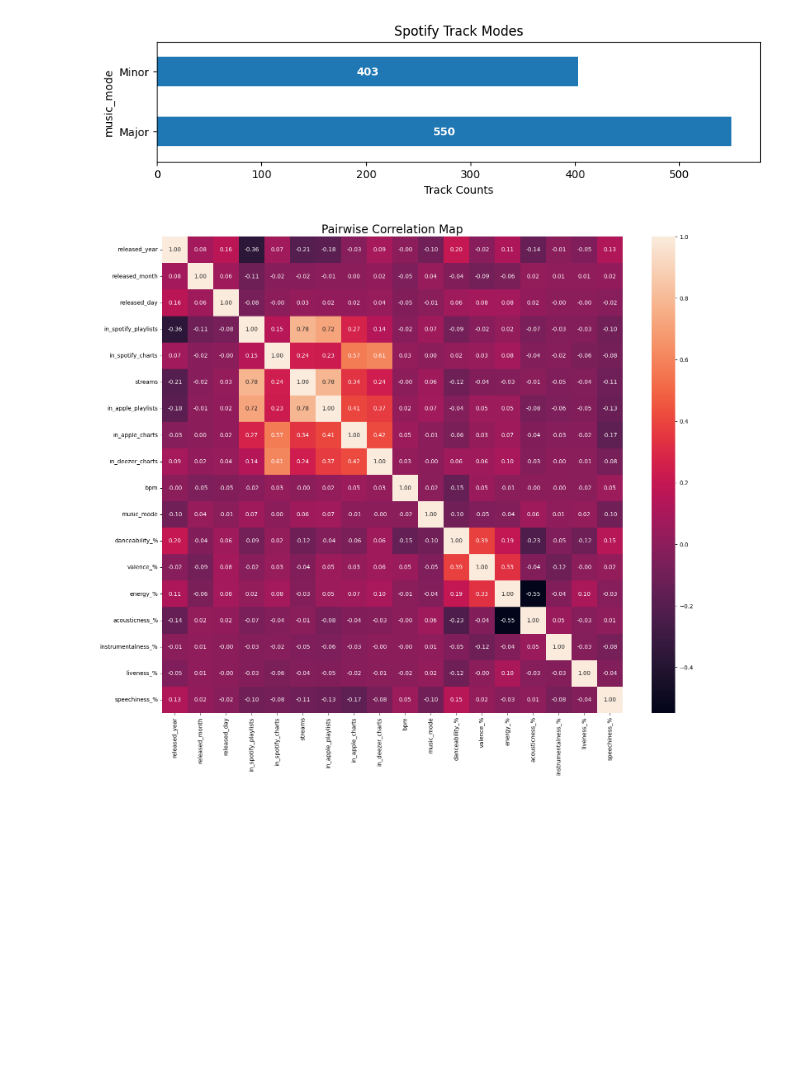
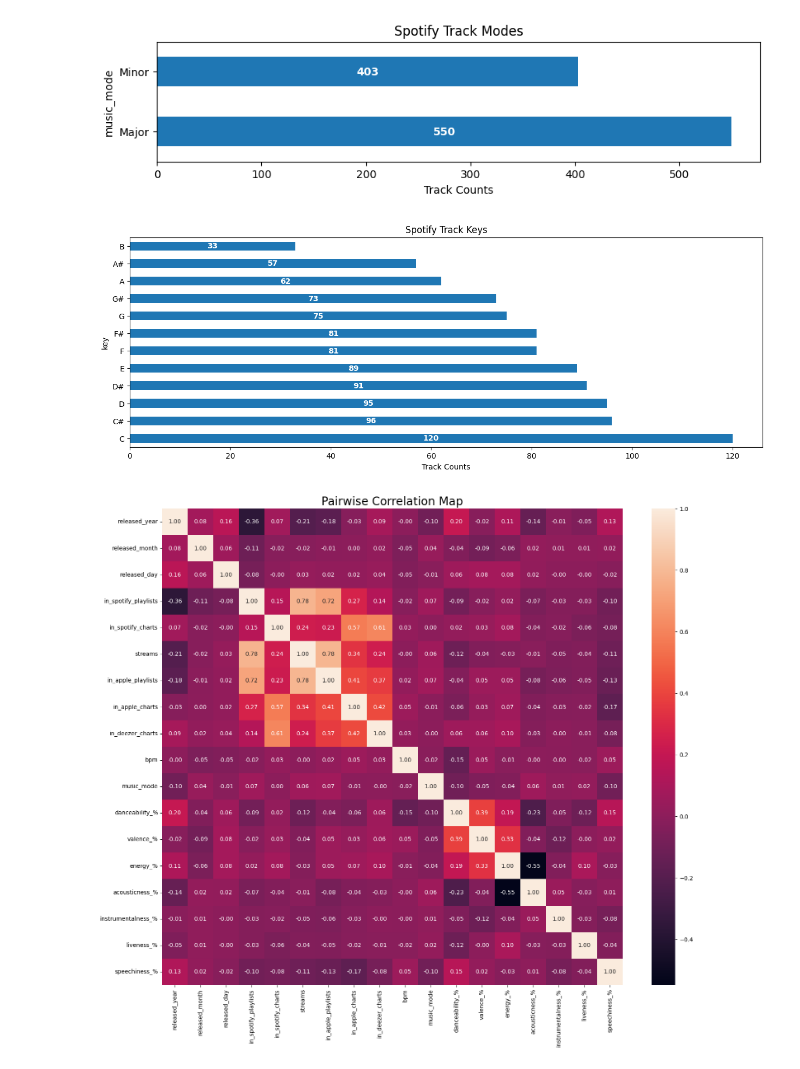
Before and after one commit to abdulrafayoc/Data-Visualization-of-Spotify-Songs-2023, a Jupyter notebook: ds.ipynb, the cells around one changed output. Saved outputs shown, nothing was run; the diff lists cells and outputs as text; code cells hidden in the pictures; blank space fills up the shorter version.

```diff
--- a/ds.ipynb
+++ b/ds.ipynb
@@ -284,4 +287,13 @@ plt.xlabel('Track Counts')
 plt.show()
 # %% [output]
 [figure]
+# %%
+ax = df['key'].value_counts().plot(kind='barh', figsize=(15,5), grid=False)
+ax.bar_label(ax.containers[0], label_type='center', color='white', weight='bold')
+plt.title('Spotify Track Keys')
+plt.yticks([0,1,2,3,4,5,6,7,8,9,10,11],['C', 'C#', 'D', 'D#', 'E', 'F', 'F#', 'G', 'G#', 'A','A#','B'])
+plt.xlabel('Track Counts')
+plt.show()
+# %% [output]
+[figure, added]
 # %%
```
Also changed, not shown: parts of 9 cells of this notebook.
